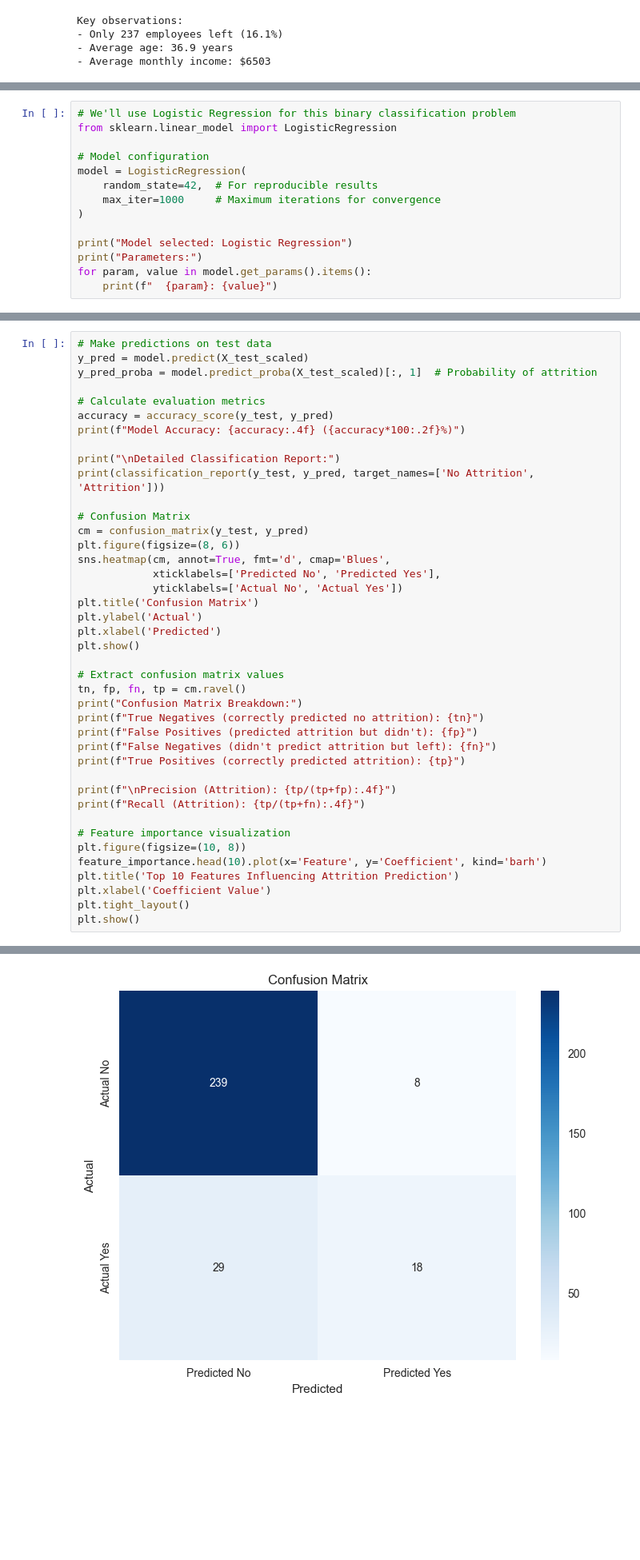
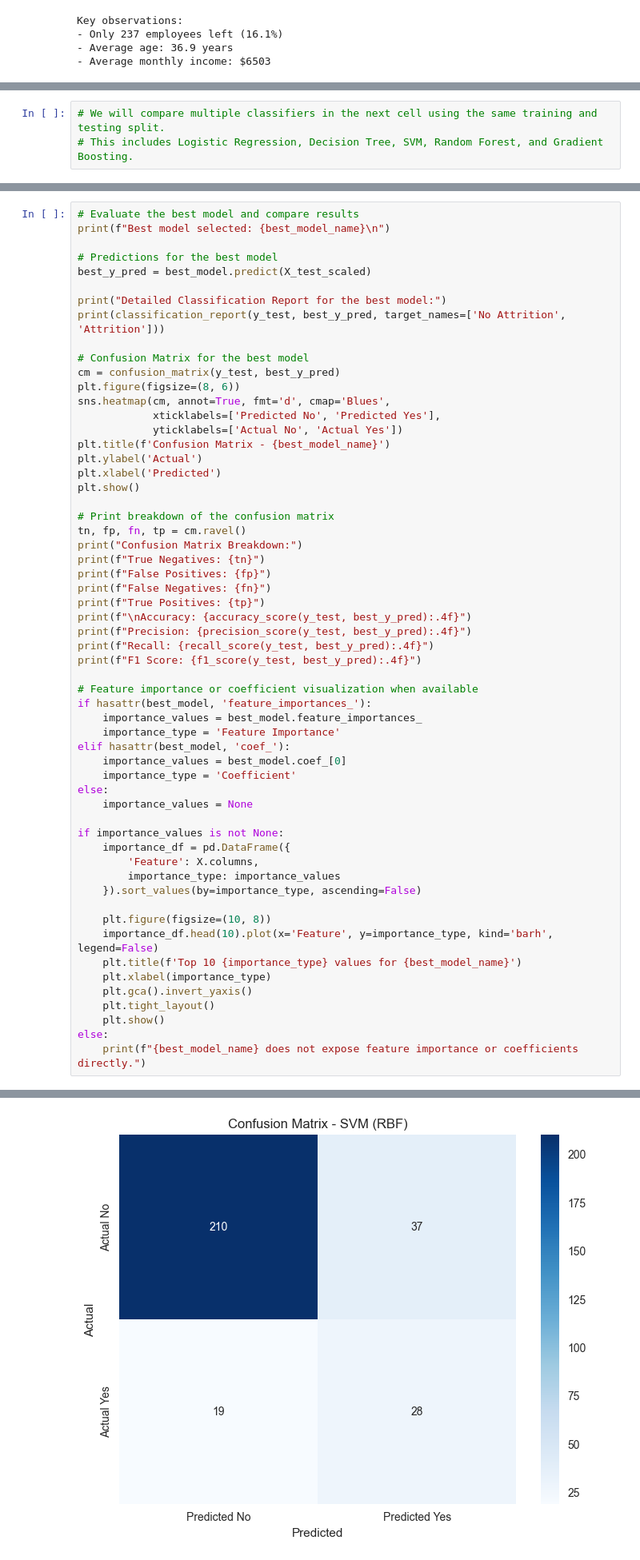
Before and after one commit to bkdubey/IIT_madras_AI_ML__practise_and_assignment, a Jupyter notebook: capstone_graded_project/week7_mini_project/detail_learning_actual_implementation/employee_attrition_analysis.ipynb, the cells around one changed output, grey strips where cells are left out. Shown at 80% size. Saved outputs shown, nothing was run; the diff lists cells and outputs as text; blank space fills up the shorter version.

```diff
--- a/capstone_graded_project/week7_mini_project/detail_learning_actual_implementation/employee_attrition_analysis.ipynb
+++ b/capstone_graded_project/week7_mini_project/detail_learning_actual_implementation/employee_attrition_analysis.ipynb
@@ -306,14 +310,3 @@ Later, you could try more complex models like Random Forest or Gradient Boosting
 # %%
-# We'll use Logistic Regression for this binary classification problem
-from sklearn.linear_model import LogisticRegression
-
-# Model configuration
-model = LogisticRegression(
-    random_state=42,  # For reproducible results
-    max_iter=1000     # Maximum iterations for convergence
-)
-
-print("Model selected: Logistic Regression")
-print("Parameters:")
-for param, value in model.get_params().items():
-    print(f"  {param}: {value}")
+# We will compare multiple classifiers in the next cell using the same training and testing split.
+# This includes Logistic Regression, Decision Tree, SVM, Random Forest, and Gradient Boosting.
@@ -417,44 +412,61 @@ Finally, we'll evaluate our model's performance using:
 - **Recall**: What fraction of people who actually leave did we correctly identify?
 - For HR, recall might be more important (don't miss employees who might leave)
 # %%
-# Make predictions on test data
-y_pred = model.predict(X_test_scaled)
-y_pred_proba = model.predict_proba(X_test_scaled)[:, 1]  # Probability of attrition
+# Evaluate the best model and compare results
+print(f"Best model selected: {best_model_name}\n")
 
-# Calculate evaluation metrics
-accuracy = accuracy_score(y_test, y_pred)
-print(f"Model Accuracy: {accuracy:.4f} ({accuracy*100:.2f}%)")
+# Predictions for the best model
+best_y_pred = best_model.predict(X_test_scaled)
 
-print("\nDetailed Classification Report:")
-print(classification_report(y_test, y_pred, target_names=['No Attrition', 'Attrition']))
+print("Detailed Classification Report for the best model:")
+print(classification_report(y_test, best_y_pred, target_names=['No Attrition', 'Attrition']))
 
-# Confusion Matrix
-cm = confusion_matrix(y_test, y_pred)
+# Confusion Matrix for the best model
+cm = confusion_matrix(y_test, best_y_pred)
 plt.figure(figsize=(8, 6))
 sns.heatmap(cm, annot=True, fmt='d', cmap='Blues',
             xticklabels=['Predicted No', 'Predicted Yes'],
             yticklabels=['Actual No', 'Actual Yes'])
-plt.title('Confusion Matrix')
+plt.title(f'Confusion Matrix - {best_model_name}')
 plt.ylabel('Actual')
 plt.xlabel('Predicted')
 plt.show()
 
-# Extract confusion matrix values
+# Print breakdown of the confusion matrix
 tn, fp, fn, tp = cm.ravel()
 print("Confusion Matrix Breakdown:")
-print(f"True Negatives (correctly predicted no attrition): {tn}")
-print(f"False Positives (predicted attrition but didn't): {fp}")
-print(f"False Negatives (didn't predict attrition but left): {fn}")
-print(f"True Positives (correctly predicted attrition): {tp}")
+print(f"True Negatives: {tn}")
+print(f"False Positives: {fp}")
+print(f"False Negatives: {fn}")
+print(f"True Positives: {tp}")
+print(f"\nAccuracy: {accuracy_score(y_test, best_y_pred):.4f}")
+print(f"Precision: {precision_score(y_test, best_y_pred):.4f}")
+print(f"Recall: {recall_score(y_test, best_y_pred):.4f}")
+print(f"F1 Score: {f1_score(y_test, best_y_pred):.4f}")
 
-print(f"\nPrecision (Attrition): {tp/(tp+fp):.4f}")
-print(f"Recall (Attrition): {tp/(tp+fn):.4f}")
+# Feature importance or coefficient visualization when available
+if hasattr(best_model, 'feature_importances_'):
+    importance_values = best_model.feature_importances_
+    importance_type = 'Feature Importance'
+elif hasattr(best_model, 'coef_'):
+    importance_values = best_model.coef_[0]
+    importance_type = 'Coefficient'
+else:
+    importance_values = None
 
-# Feature importance visualization
-plt.figure(figsize=(10, 8))
-feature_importance.head(10).plot(x='Feature', y='Coefficient', kind='barh')
-plt.title('Top 10 Features Influencing Attrition Prediction')
-plt.xlabel('Coefficient Value')
-plt.tight_layout()
-plt.show()
+if importance_values is not None:
+    importance_df = pd.DataFrame({
+        'Feature': X.columns,
+        importance_type: importance_values
+    }).sort_values(by=importance_type, ascending=False)
+
+    plt.figure(figsize=(10, 8))
+    importance_df.head(10).plot(x='Feature', y=importance_type, kind='barh', legend=False)
+    plt.title(f'Top 10 {importance_type} values for {best_model_name}')
+    plt.xlabel(importance_type)
+    plt.gca().invert_yaxis()
+    plt.tight_layout()
+    plt.show()
+else:
+    print(f"{best_model_name} does not expose feature importance or coefficients directly.")
 # %% [output]
@@ -472,2 +484,2 @@ weighted avg       0.86      0.87      0.86       294
-[figure, old version]
+[figure, new version]
 Confusion Matrix Breakdown:
```
Also changed, not shown: parts of 7 cells of this notebook, 9 other files.
